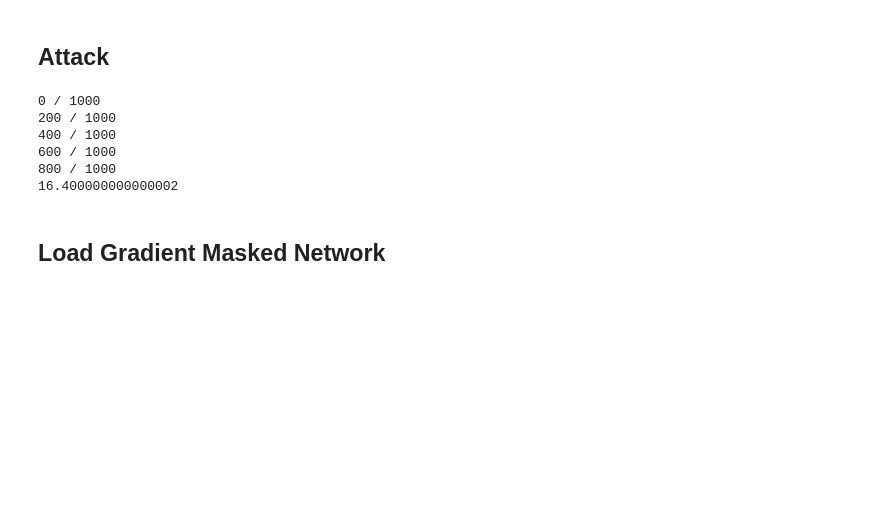
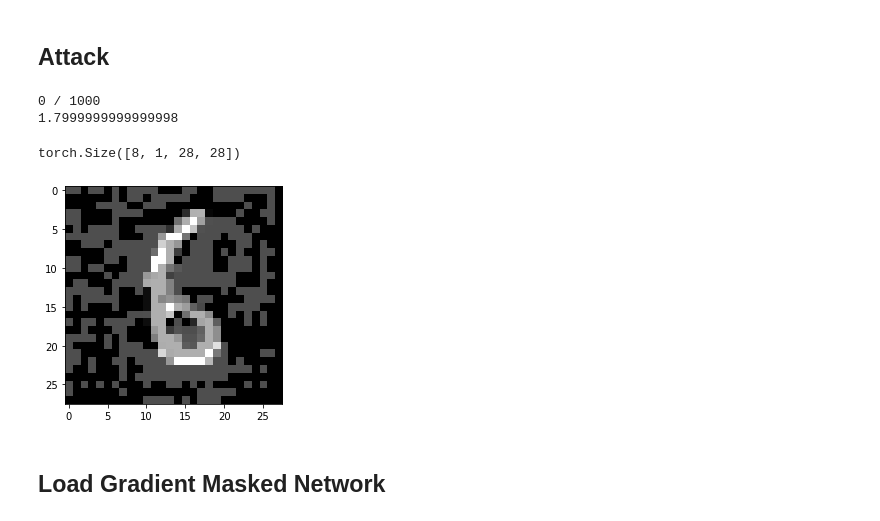
Before and after one commit to CarlosGomes98/false_sense_of_security, a Jupyter notebook: MNIST.ipynb, the cells around one changed output. Drawn from its saved outputs; the diff is of its cells as text; code cells hidden in the pictures; blank space fills up the shorter version.

```diff
--- a/MNIST.ipynb
+++ b/MNIST.ipynb
@@ -20,9 +20,9 @@ from Nets import MNIST_Net, Gradient_Masked_MNIST, PGD_MNIST
 device = torch.device("cuda")
 batch_size = 64
 test_batch_size = 1000
-epochs = 14
+epochs = 10
 log_interval = 500
-
-model = MNIST_Net(device=device, log_interval=log_interval, batch_size=batch_size, test_batch_size=test_batch_size)
+binary = False
+model = MNIST_Net(device=device, log_interval=log_interval, batch_size=batch_size, test_batch_size=test_batch_size, binary=binary)
 model.train_on_data(epochs)
 # %% [output]
@@ -47,15 +47,20 @@ Test set: Average loss: 0.0000, Accuracy: 59453/60000 (99%)
 ## Attack
 # %%
 adversarial_dataset = torch.utils.data.Subset(model.test_dataset, [i for i in range(1000)])
-adversarial_loader = torch.utils.data.DataLoader(adversarial_dataset, batch_size=2, num_workers=2, shuffle=False)
-adversarial_accuracy(model, adversarial_loader, attack=fgsm_, eps=1)
+adversarial_loader = torch.utils.data.DataLoader(adversarial_dataset, batch_size=32, num_workers=2, shuffle=False)
+adv = adversarial_accuracy(model, adversarial_loader, attack=pgd_, eps=1, step=0.1, iters=10)
 # %% [output]
 0 / 1000
-200 / 1000
-400 / 1000
-600 / 1000
-800 / 1000
-16.400000000000002
+1.7999999999999998
+# %%
+adv.shape
+# %% [output]
+torch.Size([8, 1, 28, 28])
+# %%
+plt.imshow(adv[4].cpu().detach().squeeze().numpy(), cmap='gray')
+plt.show()
+# %% [output]
+[figure, added]
 # %% [markdown]
 ## Load Gradient Masked Network
 # %%
```
Also changed, not shown: parts of 17 cells of this notebook, 2 other files.
